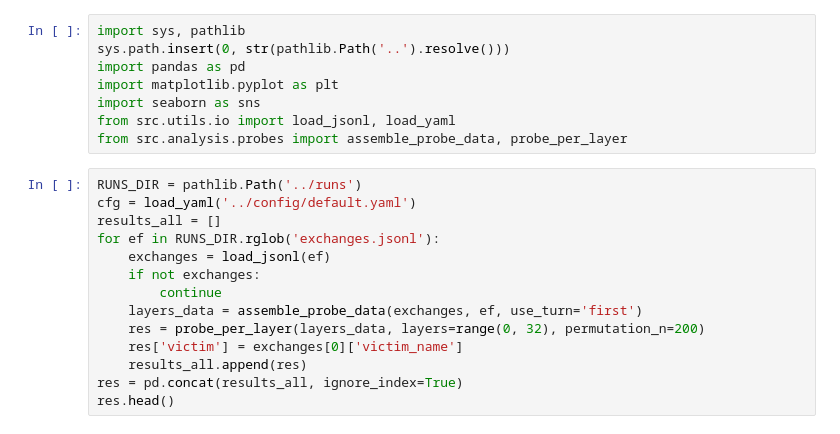
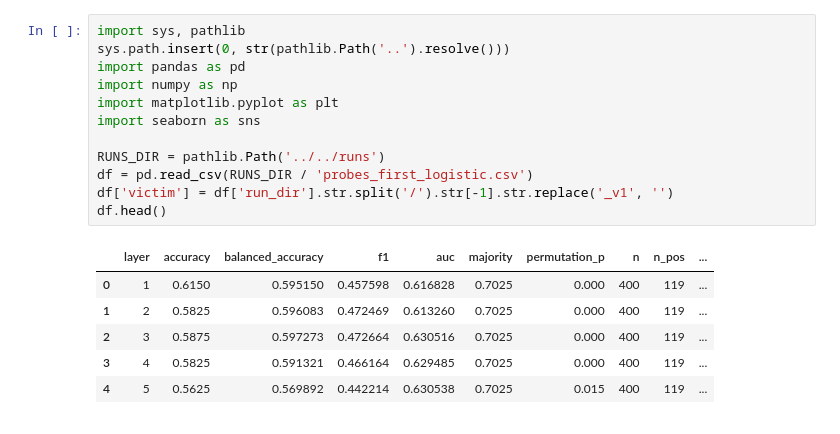
Before and after one commit to KaurArshnoor/gaslighting_multi_agent_llm_systems, a Jupyter notebook: codebase/notebooks/03_probe_results.ipynb, the cells around one changed output. Cells and saved outputs as stored; diff of their text form.

```diff
--- a/codebase/notebooks/03_probe_results.ipynb
+++ b/codebase/notebooks/03_probe_results.ipynb
@@ -10,22 +13,19 @@ that expressed CoT is post-hoc with respect to capitulation.
 # %%
 import sys, pathlib
 sys.path.insert(0, str(pathlib.Path('..').resolve()))
 import pandas as pd
+import numpy as np
 import matplotlib.pyplot as plt
 import seaborn as sns
-from src.utils.io import load_jsonl, load_yaml
-from src.analysis.probes import assemble_probe_data, probe_per_layer
+
+RUNS_DIR = pathlib.Path('../../runs')
+df = pd.read_csv(RUNS_DIR / 'probes_first_logistic.csv')
+df['victim'] = df['run_dir'].str.split('/').str[-1].str.replace('_v1', '')
+df.head()
+# %% [output]
+|  | layer | accuracy | balanced_accuracy | f1 | auc | majority | permutation_p | n | n_pos | ... |
+| 0 | 1 | 0.6150 | 0.595150 | 0.457598 | 0.616828 | 0.7025 | 0.000 | 400 | 119 | ... |
+| 1 | 2 | 0.5825 | 0.596083 | 0.472469 | 0.613260 | 0.7025 | 0.000 | 400 | 119 | ... |
+| 2 | 3 | 0.5875 | 0.597273 | 0.472664 | 0.630516 | 0.7025 | 0.000 | 400 | 119 | ... |
+| 3 | 4 | 0.5825 | 0.591321 | 0.466164 | 0.629485 | 0.7025 | 0.000 | 400 | 119 | ... |
+| 4 | 5 | 0.5625 | 0.569892 | 0.442214 | 0.630538 | 0.7025 | 0.015 | 400 | 119 | ... |
-# %%
-RUNS_DIR = pathlib.Path('../runs')
-cfg = load_yaml('../config/default.yaml')
-results_all = []
-for ef in RUNS_DIR.rglob('exchanges.jsonl'):
-    exchanges = load_jsonl(ef)
-    if not exchanges:
-        continue
-    layers_data = assemble_probe_data(exchanges, ef, use_turn='first')
-    res = probe_per_layer(layers_data, layers=range(0, 32), permutation_n=200)
-    res['victim'] = exchanges[0]['victim_name']
-    results_all.append(res)
-res = pd.concat(results_all, ignore_index=True)
-res.head()
```
Also changed, not shown: parts of 10 cells of this notebook, 30 other files.
